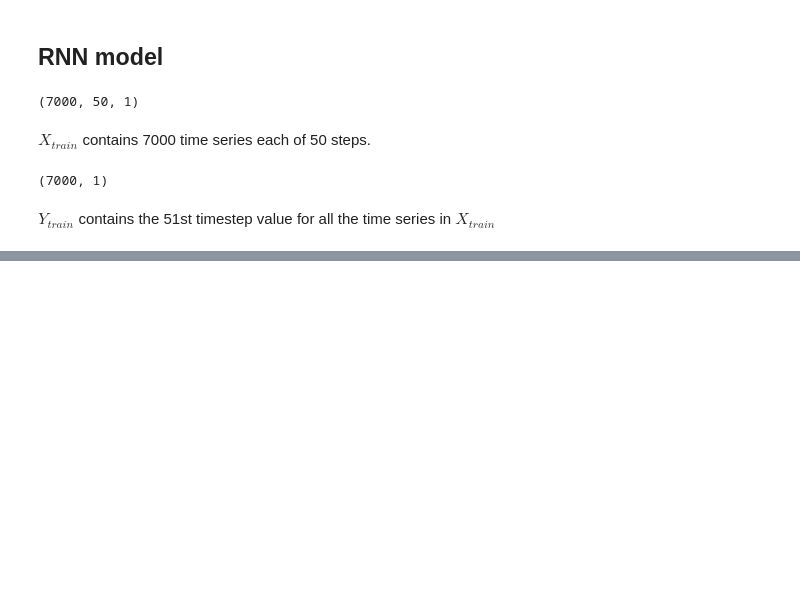
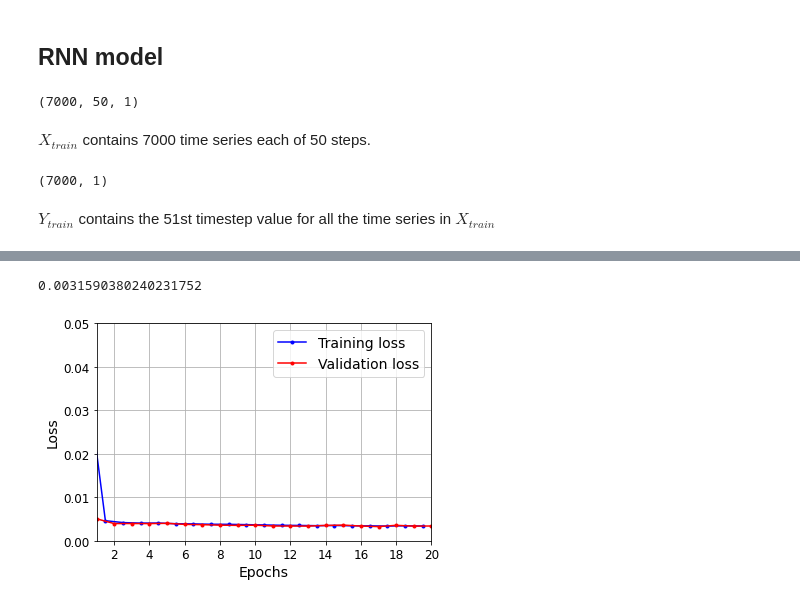
Before and after one commit to mehrotrasan16/Keras-Deep-Learning, a Jupyter notebook: univariate_time_series_1_step.ipynb, the cells around one changed output, grey strips where cells are left out. Cells and saved outputs as stored; diff of their text form; code cells hidden in the pictures; blank space fills up the shorter version.

```diff
--- a/univariate_time_series_1_step.ipynb
+++ b/univariate_time_series_1_step.ipynb
@@ -171,6 +171,7 @@ $Y_{train}$ contains the 51st timestep value for all the time series in $X_{trai
 # %%
 rnnmodel = keras.models.Sequential([
     keras.layers.LSTM(256,input_shape=[50,1]),
+    keras.layers.Dense(50),
     keras.layers.Dense(1)
 ])
 rnnmodel.compile(loss="mse", optimizer="adam")
@@ -193,6 +196,6 @@ Non-trainable params: 0
 _________________________________________________________________
 None
 # %%
-rnnmodel.fit(X_train,y_train,validation_data=(X_valid,y_valid),epochs=20, batch_size=128)
+rnnhistory = rnnmodel.fit(X_train,y_train,validation_data=(X_valid,y_valid),epochs=20, batch_size=128)
 # %% [output]
 Epoch 1/20
@@ -222,2 +224,9 @@ RMSE: 0.2874556463211775
 # %%
 scores
+# %% [output]
+0.0031590380240231752
+# %%
+plot_learning_curves(rnnhistory.history["loss"], rnnhistory.history["val_loss"])
+plt.show()
+# %% [output]
+[figure, added]
```
Also changed, not shown: parts of 8 cells of this notebook.
